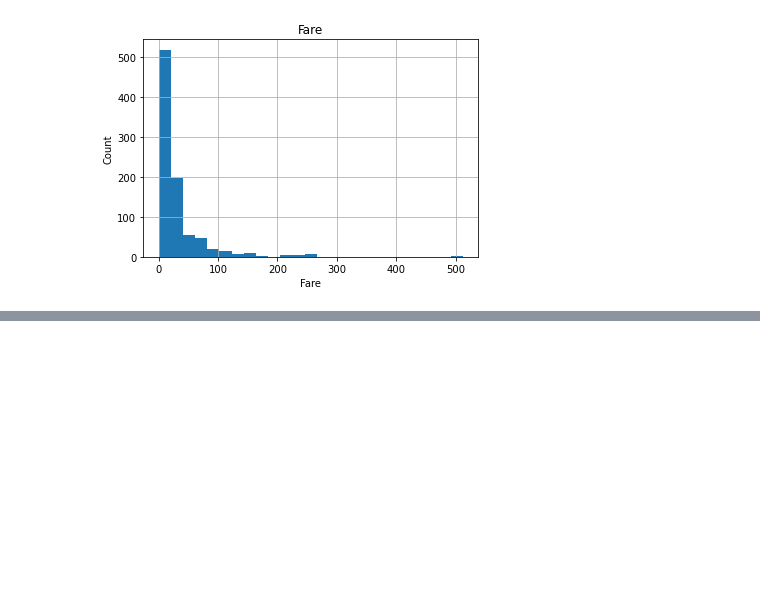
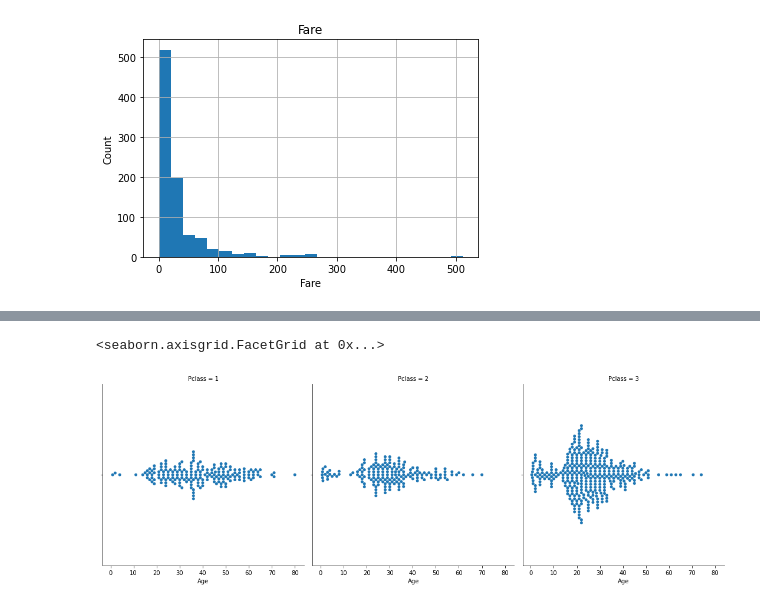
Before and after one commit to melwinmpk/python_datascience, a Jupyter notebook: TitanicDataSet_training/Main Note book/Exploratory Data Analysis.ipynb, the cells around one changed output, grey strips where cells are left out. Saved outputs shown, nothing was run; the diff lists cells and outputs as text; code cells hidden in the pictures; blank space fills up the shorter version.

```diff
--- a/TitanicDataSet_training/Main Note book/Exploratory Data Analysis.ipynb
+++ b/TitanicDataSet_training/Main Note book/Exploratory Data Analysis.ipynb
@@ -208,0 +206,5 @@ Parch
+# %%
+sns.catplot(x = 'Age', col = 'Pclass', data = train_data, kind = 'swarm')
+# %% [output]
+<seaborn.axisgrid.FacetGrid at 0x...>
+[figure, added]
```
Also changed, not shown: parts of 6 cells of this notebook.
